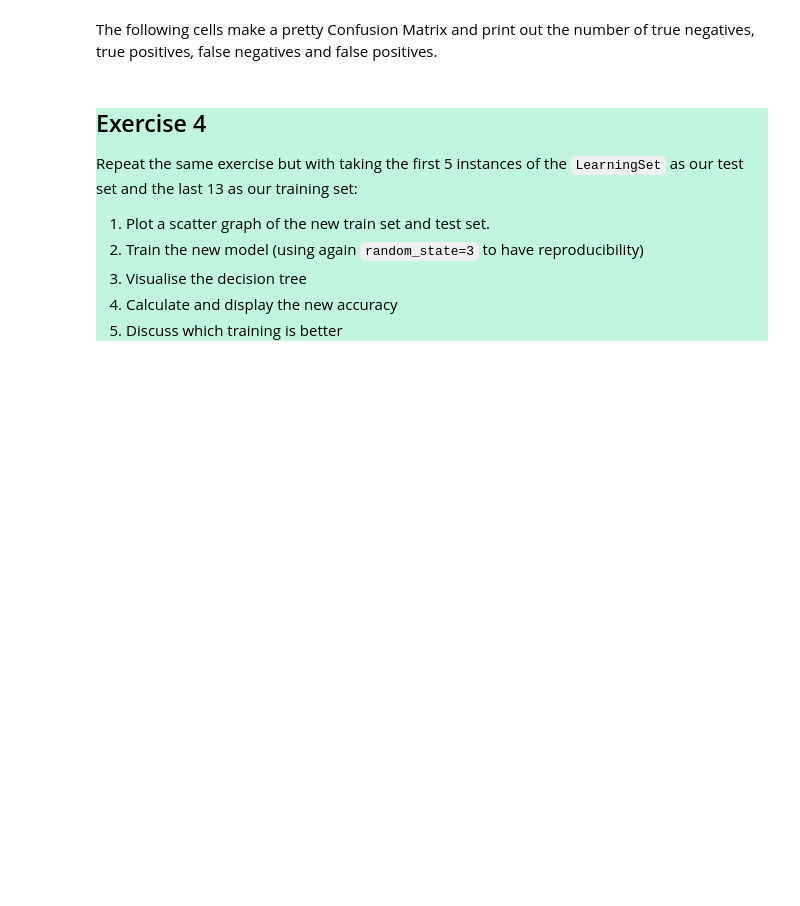
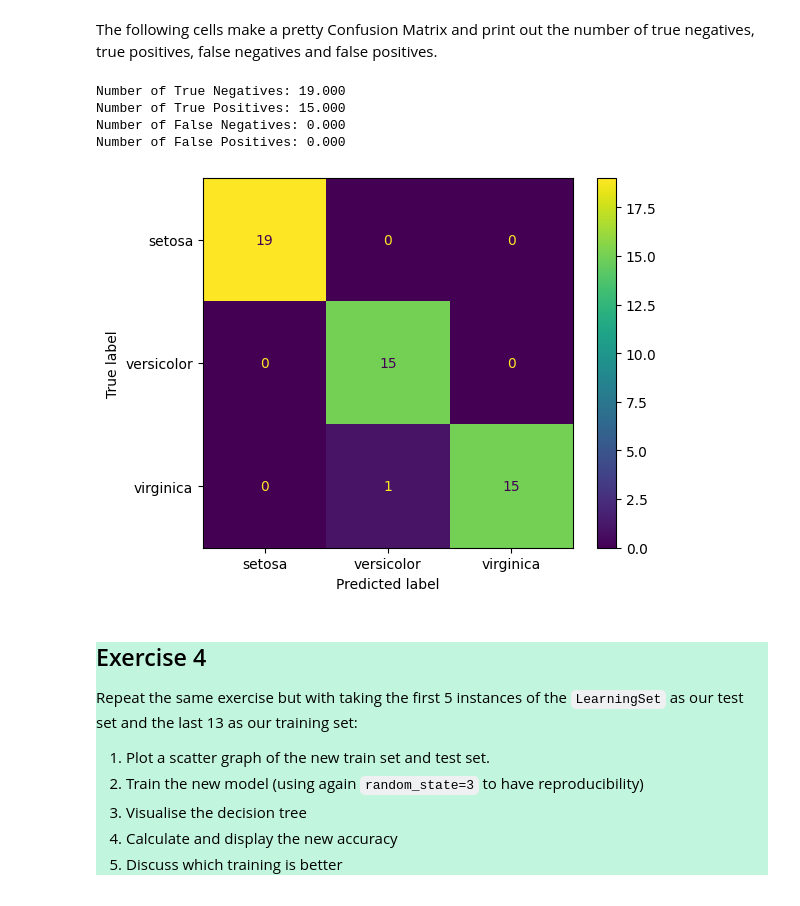
Before and after one commit to nakulpandit/QM_ML_DL_Lab, a Jupyter notebook: week 3/Week_3_2025_first_ML_project_Shared.ipynb, the cells around one changed output. Saved outputs shown, nothing was run; the diff lists cells and outputs as text; code cells hidden in the pictures; blank space fills up the shorter version.

```diff
--- a/week 3/Week_3_2025_first_ML_project_Shared.ipynb
+++ b/week 3/Week_3_2025_first_ML_project_Shared.ipynb
@@ -211,14 +253,19 @@ print("The accuracy of the train set is {:.3f}".format(train_accuracy))
 The following cells make a pretty Confusion Matrix and print out the number of true negatives, true positives, false negatives and false positives.
 # %%
 cm = metrics.confusion_matrix(ytest,ytestpred, labels=model.classes_)
-disp = metrics.ConfusionMatrixDisplay(confusion_matrix=cm,
-                               display_labels=['Not Habitable','Habitable'])
+disp = metrics.ConfusionMatrixDisplay(confusion_matrix=cm, display_labels=model.classes_)
 disp.plot()
 
 print("Number of True Negatives: {:.3f}".format(cm[0,0]))
 print("Number of True Positives: {:.3f}".format(cm[1,1]))
 print("Number of False Negatives: {:.3f}".format(cm[1,0]))
 print("Number of False Positives: {:.3f}".format(cm[0,1]))
+# %% [output]
+Number of True Negatives: 19.000
+Number of True Positives: 15.000
+Number of False Negatives: 0.000
+Number of False Positives: 0.000
+[figure, added]
 # %% [markdown]
 <div style="background-color:#C2F5DD">
 
```
Also changed, not shown: parts of 65 cells of this notebook.
